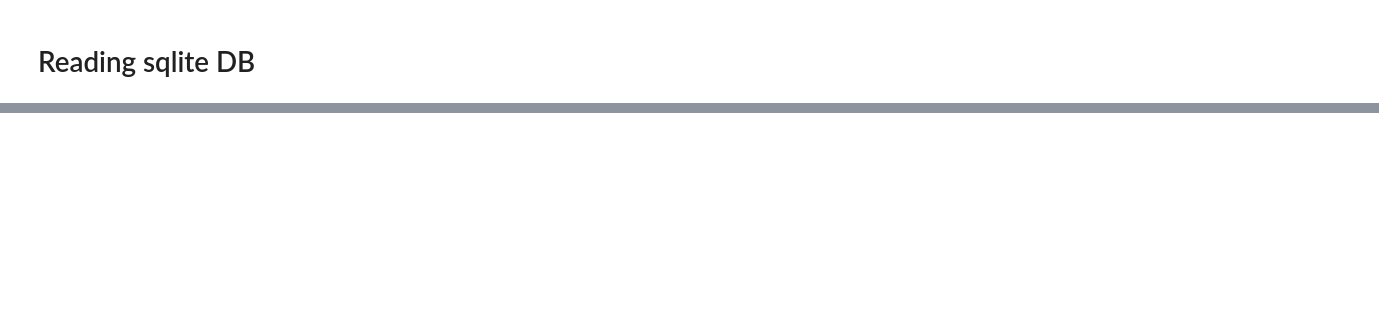
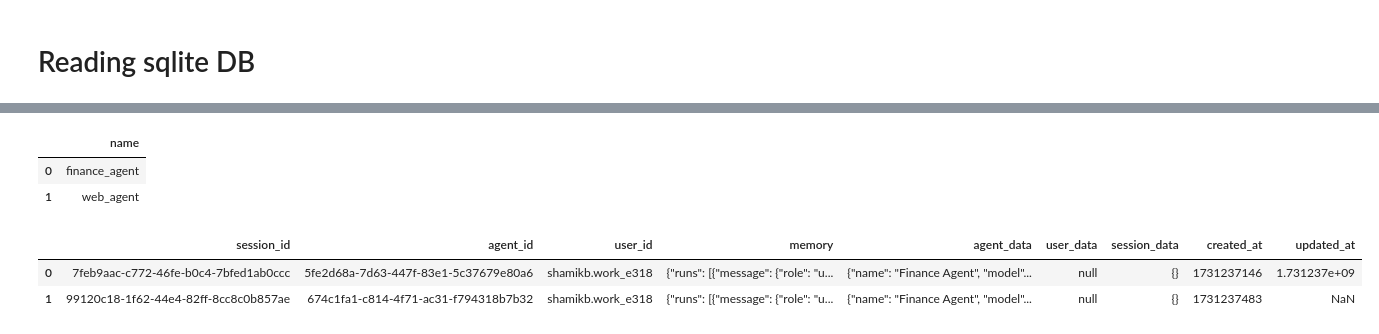
Before and after one commit to Shamik-07/compound_ai_agentic_system, a Jupyter notebook: src/experiment.ipynb, the cells around one changed output, grey strips where cells are left out. Saved outputs shown, nothing was run; the diff lists cells and outputs as text; code cells hidden in the pictures; blank space fills up the shorter version.

```diff
--- a/src/experiment.ipynb
+++ b/src/experiment.ipynb
@@ -447,0 +456,14 @@ INFO     Reading file: tsla.md
+# %%
+conn = sqlite3.connect("/home/shamik/repos/berkley_hack/agents.db")
+# %%
+pd.read_sql_query("select name from sqlite_master where type='table'", conn)
+# %% [output]
+|  | name |
+| 0 | finance_agent |
+| 1 | web_agent |
+# %%
+pd.read_sql_query("select * from finance_agent limit 5", conn)
+# %% [output]
+|  | session_id | agent_id | user_id | memory | agent_data | user_data | session_data | created_at | updated_at |
+| 0 | 7feb9aac-c772-46fe-b0c4-7bfed1ab0ccc | 5fe2d68a-7d63-447f-83e1-5c37679e80a6 | shamikb.work_e318 | {"runs": [{"message": {"role": "u... | {"name": "Finance Agent", "model"... | null | {} | 1731237146 | 1.731237e+09 |
+| 1 | 99120c18-1f62-44e4-82ff-8cc8c0b857ae | 674c1fa1-c814-4f71-ac31-f794318b7b32 | shamikb.work_e318 | {"runs": [{"message": {"role": "u... | {"name": "Finance Agent", "model"... | null | {} | 1731237483 | NaN |
```
Also changed, not shown: parts of 3 cells of this notebook, 2 other files.
